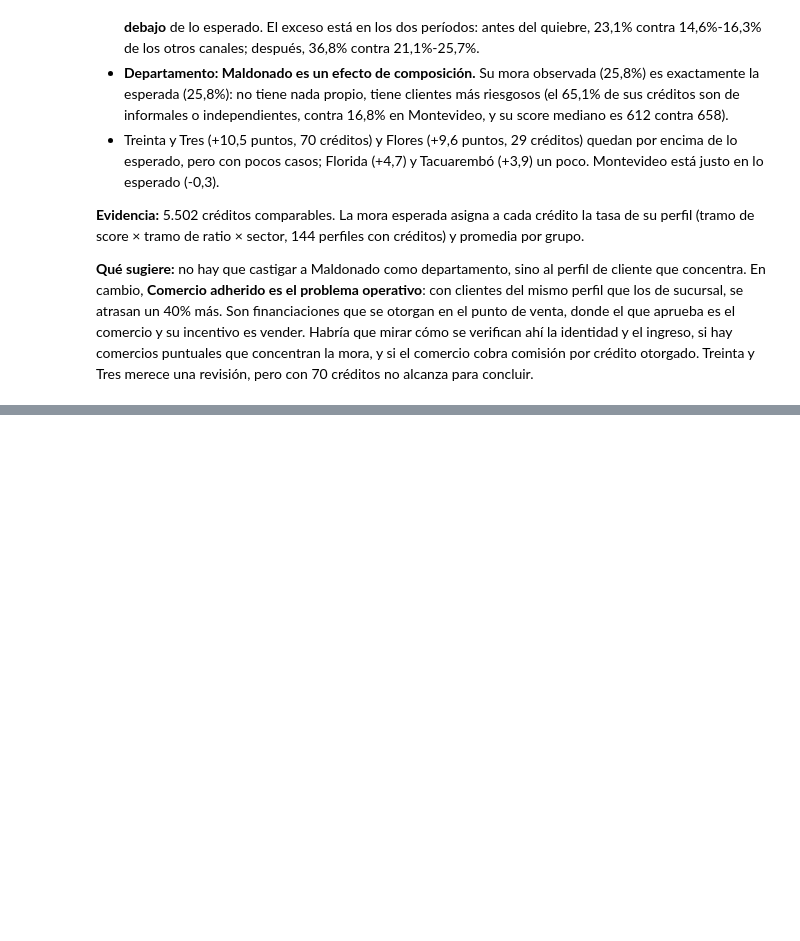
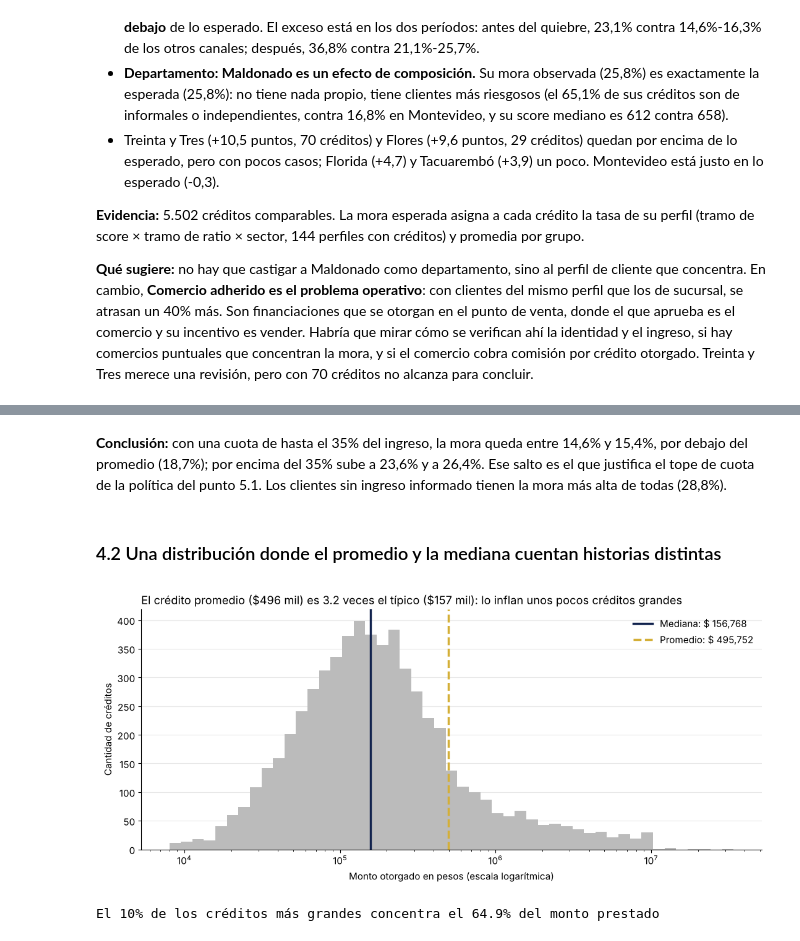
Before and after one commit to ncho06-a11y/proyecto-final-merli, a Jupyter notebook: notebooks/analisis_riesgo_credito.ipynb, the cells around one changed output, grey strips where cells are left out. Saved outputs shown, nothing was run; the diff lists cells and outputs as text; code cells hidden in the pictures; blank space fills up the shorter version.

```diff
--- a/notebooks/analisis_riesgo_credito.ipynb
+++ b/notebooks/analisis_riesgo_credito.ipynb
@@ -2264,0 +2382,56 @@ display(
+# %% [markdown]
+**Conclusión:** con una cuota de hasta el 35% del ingreso, la mora queda entre 14,6% y 15,4%, por debajo del promedio (18,7%); por encima del 35% sube a 23,6% y a 26,4%. Ese salto es el que justifica el tope de cuota de la política del punto 5.1. Los clientes sin ingreso informado tienen la mora más alta de todas (28,8%).
+# %% [markdown]
+### 4.2 Una distribución donde el promedio y la mediana cuentan historias distintas
+# %%
+monto_promedio = creditos["monto_pesos"].mean()
+monto_mediano = creditos["monto_pesos"].median()
+
+fig, ax = plt.subplots(figsize=(11, 5))
+bins_logaritmicos = np.logspace(
+    np.log10(creditos["monto_pesos"].min()),
+    np.log10(creditos["monto_pesos"].max()),
+    CANTIDAD_DE_BINS,
+)
+ax.hist(creditos["monto_pesos"].dropna(), bins=bins_logaritmicos, color=GRIS)
+ax.axvline(
+    monto_mediano,
+    color=AZUL,
+    linewidth=2.5,
+    label=f"Mediana: \\$ {monto_mediano:,.0f}",
+)
+ax.axvline(
+    monto_promedio,
+    color=DORADO,
+    linewidth=2.5,
+    linestyle="--",
+    label=f"Promedio: \\$ {monto_promedio:,.0f}",
+)
+ax.set_xscale("log")
+ax.set_title(
+    # El signo $ va escapado porque Matplotlib usa $...$ para fórmulas
+    f"El crédito promedio (\\${monto_promedio / 1000:,.0f} mil) es "
+    f"{monto_promedio / monto_mediano:.1f} veces el típico "
+    f"(\\${monto_mediano / 1000:,.0f} mil): lo inflan unos pocos créditos grandes",
+    loc="left",
+)
+ax.set_xlabel("Monto otorgado en pesos (escala logarítmica)")
+ax.set_ylabel("Cantidad de créditos")
+ax.legend(frameon=False)
+ax.grid(axis="y", alpha=0.3)
+ax.set_axisbelow(True)
+fig.tight_layout()
+guardar_grafico(fig, "distribucion_monto_otorgado.png")
+plt.show()
+
+participacion_del_10_por_ciento_mas_grande = (
+    creditos["monto_pesos"].nlargest(len(creditos) // 10).sum()
+    / creditos["monto_pesos"].sum()
+)
+print(
+    f"El 10% de los créditos más grandes concentra el "
+    f"{participacion_del_10_por_ciento_mas_grande:.1%} del monto prestado"
+)
+# %% [output]
+[figure, added]
+El 10% de los créditos más grandes concentra el 64.9% del monto prestado
```
Also changed, not shown: parts of 33 cells of this notebook, 7 other files.
